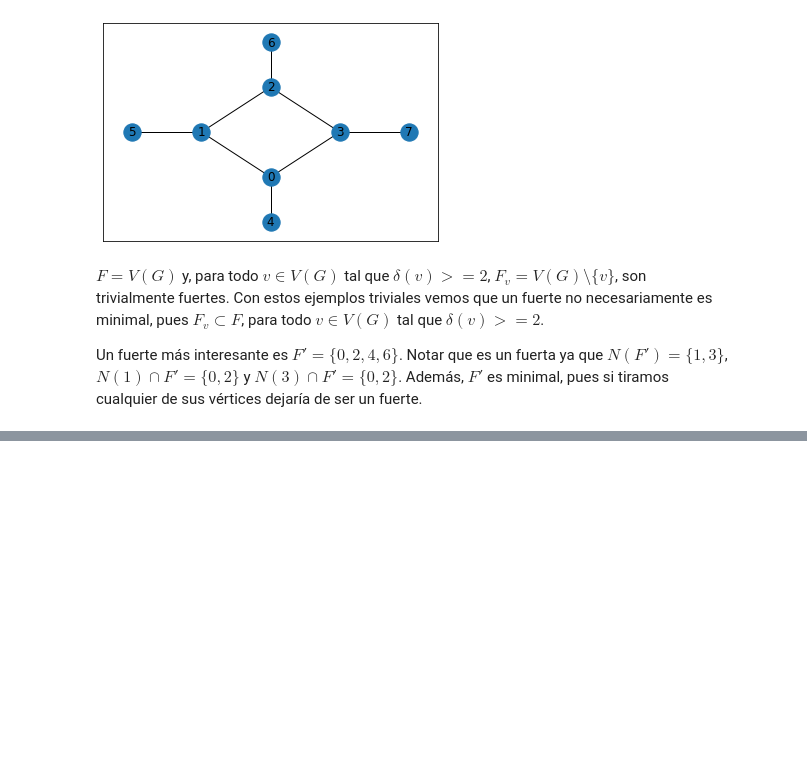
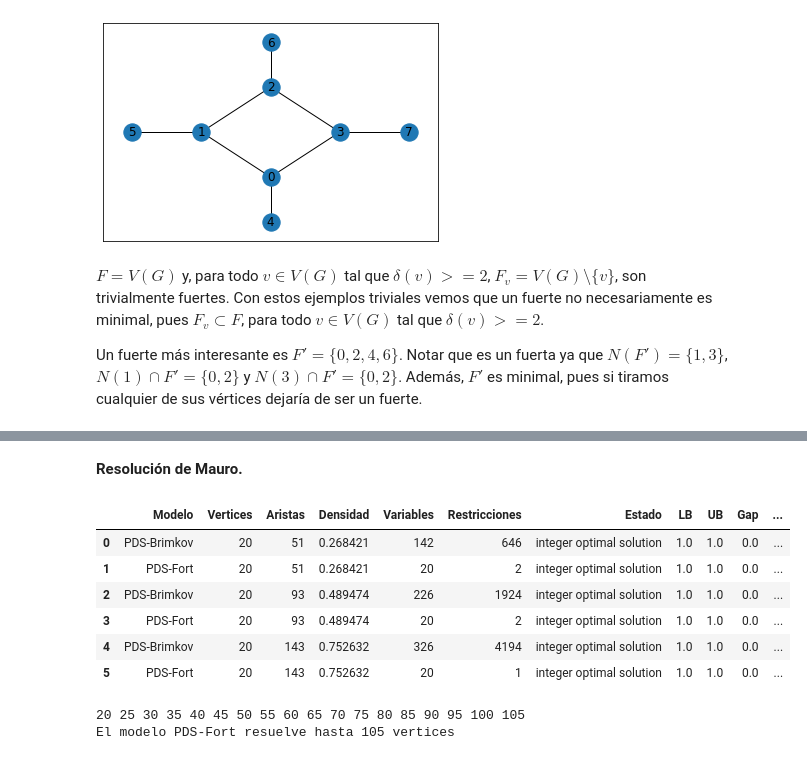
Before and after one commit to maurolucci/taller-cplex, a Jupyter notebook: notebook10.ipynb, the cells around one changed output, grey strips where cells are left out. Drawn from its saved outputs; the diff is of its cells as text; code cells hidden in the pictures; blank space fills up the shorter version.

```diff
--- a/notebook10.ipynb
+++ b/notebook10.ipynb
@@ -574,7 +712,7 @@ def vecindadFuerte(G, F):
 # %%
 from cplex.callbacks import LazyConstraintCallback
 
-class MyLazy(LazyConstraintCallback):
+class LazyFort(LazyConstraintCallback):
 
     def __init__(self, env):
         super().__init__(env)
@@ -588,7 +726,7 @@ class MyLazy(LazyConstraintCallback):
 
         Fs = buscar_fuertes(self.G, S)
         for F in Fs:
-            NF = vecindadFuerte(self.G, F)
+            NF = vecindad_cerrada(self.G, F)
             variables = ["s_" + str(v) for v in NF]
             coeficientes = [1] * len(NF)
             self.add([variables, coeficientes], "G", 1)
@@ -596,12 +736,6 @@ class MyLazy(LazyConstraintCallback):
 # %%
-def construir_modelo_fort_neighborhood(G):
-    modelo = Model(name='PDS-Brimkov') # Inicializamos el modelo
-    S = [modelo.binary_var(name='s_' + str(v)) for v in G]
-    modelo.minimize(modelo.sum(S[v] for v in G))
-    Fs = buscar_fuertes(G, set(G.nodes))
-    for F in Fs:
-        NF = vecindadFuerte(G, F)
-        modelo.add_constraint(S[v] for v in NS >= 1)
-    cb = modelo.register_callback(MyLazy)
+def construir_modelo_pds_fort(G):
+    modelo = construir_modelo_pds_fort_aux(G)
+    cb = modelo.register_callback(LazyFort)
     cb.G = G
     return modelo
@@ -608,7 +744,7 @@ def construir_modelo_fort_neighborhood(G):
 # %%
-grafo = nx.erdos_renyi_graph(27, 0.25, seed=0)
-modelo1 = construir_modelo_fort_neighborhood(grafo)
-sol1 = resolver(modelo1)
+grafo = nx.erdos_renyi_graph(30, 0.5, seed=0)
+modelo = construir_modelo_pds_fort(grafo)
+sol = resolver(modelo)
 # %% [output]
 Version identifier: 22.1.1.0 | 2022-11-28 | 9160aff4d
 CPXPARAM_Read_DataCheck                          1
@@ -629,0 +797,33 @@ Total (root+branch&cut) =    0.15 sec. (1.37 ticks)
+# %% [markdown]
+**Resolución de Mauro.**
+# %%
+import pandas as pd
+
+def correr_experimento(grafos, generadores):
+    df = pd.DataFrame(columns=('Modelo', 'Vertices', 'Aristas', 'Densidad',
+                               'Variables', 'Restricciones', 'Estado', 'LB',
+                               'UB', 'Gap', 'Tiempo'))
+    i = 0
+    for grafo in grafos:
+        for generador in generadores:
+            modelo = generador(grafo)
+            sol = resolver(modelo, False)
+            df.loc[i] = [modelo.name, grafo.number_of_nodes(), grafo.number_of_edges(),
+                         nx.density(grafo), modelo.number_of_variables,
+                         modelo.number_of_constraints, modelo.solve_details.status,
+                         modelo.solve_details.best_bound, modelo.objective_value,
+                         modelo.solve_details.gap, modelo.solve_details.time]
+            i += 1
+    return df
+# %%
+grafos = [nx.erdos_renyi_graph(20, d, seed=1) for d in [0.25,0.5,0.75]]
+generadores = [construir_modelo_pds_brimkov, construir_modelo_pds_fort]
+correr_experimento(grafos, generadores)
+# %% [output]
+|  | Modelo | Vertices | Aristas | Densidad | Variables | Restricciones | Estado | LB | UB | Gap | ... |
+| 0 | PDS-Brimkov | 20 | 51 | 0.268421 | 142 | 646 | integer optimal solution | 1.0 | 1.0 | 0.0 | ... |
+| 1 | PDS-Fort | 20 | 51 | 0.268421 | 20 | 2 | integer optimal solution | 1.0 | 1.0 | 0.0 | ... |
+| 2 | PDS-Brimkov | 20 | 93 | 0.489474 | 226 | 1924 | integer optimal solution | 1.0 | 1.0 | 0.0 | ... |
+| 3 | PDS-Fort | 20 | 93 | 0.489474 | 20 | 2 | integer optimal solution | 1.0 | 1.0 | 0.0 | ... |
+| 4 | PDS-Brimkov | 20 | 143 | 0.752632 | 326 | 4194 | integer optimal solution | 1.0 | 1.0 | 0.0 | ... |
+| 5 | PDS-Fort | 20 | 143 | 0.752632 | 20 | 1 | integer optimal solution | 1.0 | 1.0 | 0.0 | ... |
@@ -629,0 +844,5 @@ Total (root+branch&cut) =    0.15 sec. (1.37 ticks)
+# %%
+correr_experimento_limite([construir_modelo_pds_fort])
+# %% [output]
+20 25 30 35 40 45 50 55 60 65 70 75 80 85 90 95 100 105
+El modelo PDS-Fort resuelve hasta 105 vertices
```
Also changed, not shown: parts of 50 cells of this notebook.
